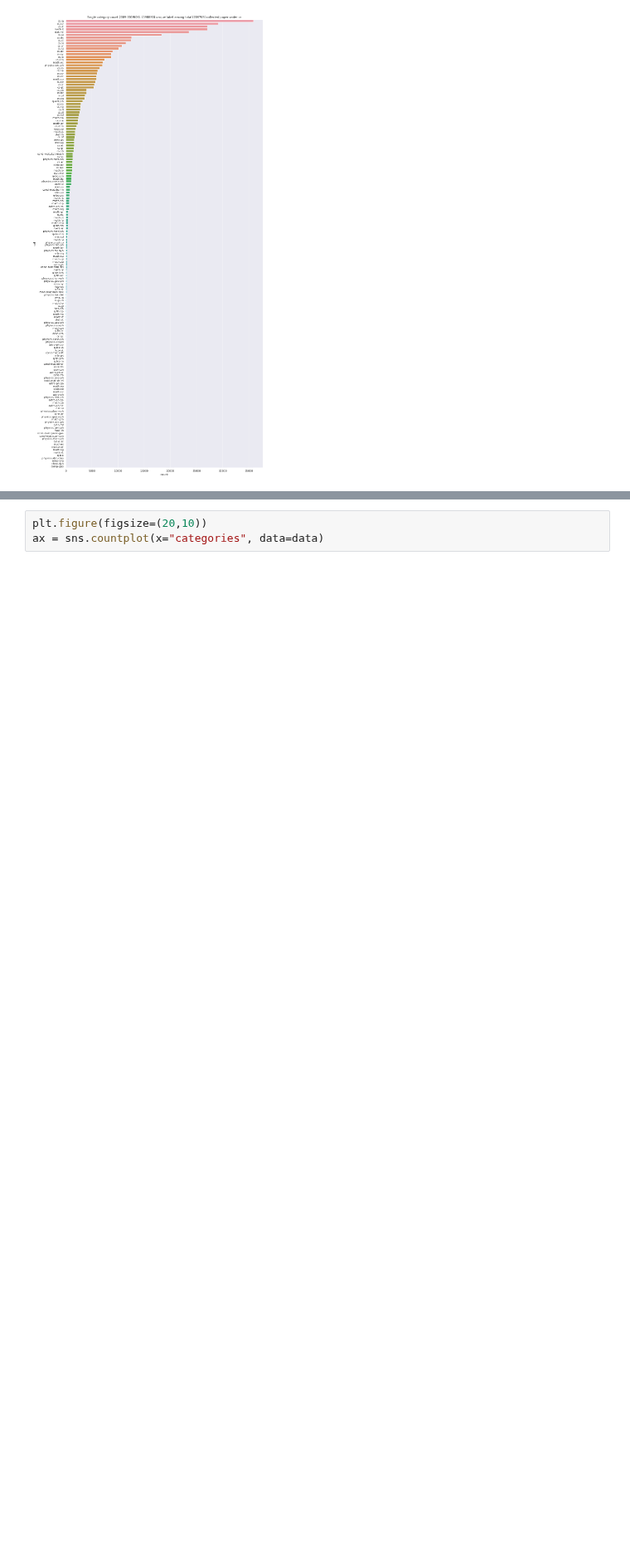
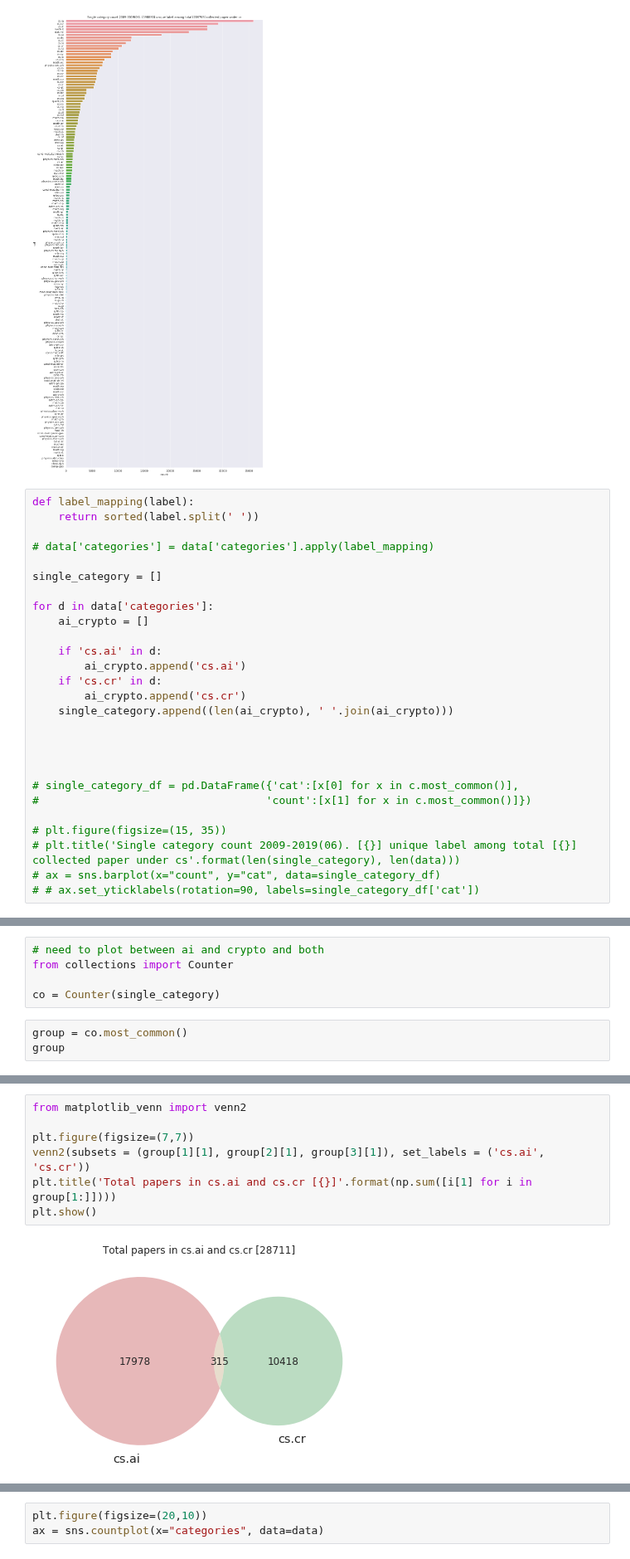
Before and after one commit to IIT-ML/interpretable-text-classification, a Jupyter notebook: arxiv_bulk_data_access.ipynb, the cells around one changed output, grey strips where cells are left out. Shown at 83% size. Saved outputs shown, nothing was run; the diff lists cells and outputs as text; blank space fills up the shorter version.

```diff
--- a/arxiv_bulk_data_access.ipynb
+++ b/arxiv_bulk_data_access.ipynb
@@ -175,3 +175,30 @@ ax = sns.barplot(x="count", y="cat", data=single_category_df)
 # ax.set_yticklabels(rotation=90, labels=single_category_df['cat'])
 # %% [output]
 [figure]
+# %%
+def label_mapping(label):
+    return sorted(label.split(' '))
+
+# data['categories'] = data['categories'].apply(label_mapping)
+
+single_category = []
+
+for d in data['categories']:
+    ai_crypto = []
+
+    if 'cs.ai' in d:
+        ai_crypto.append('cs.ai')
+    if 'cs.cr' in d:
+        ai_crypto.append('cs.cr')
+    single_category.append((len(ai_crypto), ' '.join(ai_crypto)))
+
+
+
+
+# single_category_df = pd.DataFrame({'cat':[x[0] for x in c.most_common()],
+#                                   'count':[x[1] for x in c.most_common()]})
+
+# plt.figure(figsize=(15, 35))
+# plt.title('Single category count 2009-2019(06). [{}] unique label among total [{}] collected paper under cs'.format(len(single_category), len(data)))
+# ax = sns.barplot(x="count", y="cat", data=single_category_df)
+# # ax.set_yticklabels(rotation=90, labels=single_category_df['cat'])
@@ -177,0 +215,8 @@ ax = sns.barplot(x="count", y="cat", data=single_category_df)
+# %%
+# need to plot between ai and crypto and both
+from collections import Counter
+
+co = Counter(single_category)
+# %%
+group = co.most_common()
+group
@@ -177,0 +228,9 @@ ax = sns.barplot(x="count", y="cat", data=single_category_df)
+# %%
+from matplotlib_venn import venn2
+
+plt.figure(figsize=(7,7))
+venn2(subsets = (group[1][1], group[2][1], group[3][1]), set_labels = ('cs.ai', 'cs.cr'))
+plt.title('Total papers in cs.ai and cs.cr [{}]'.format(np.sum([i[1] for i in group[1:]])))
+plt.show()
+# %% [output]
+[figure, added]
```
Also changed, not shown: parts of 17 cells of this notebook.
